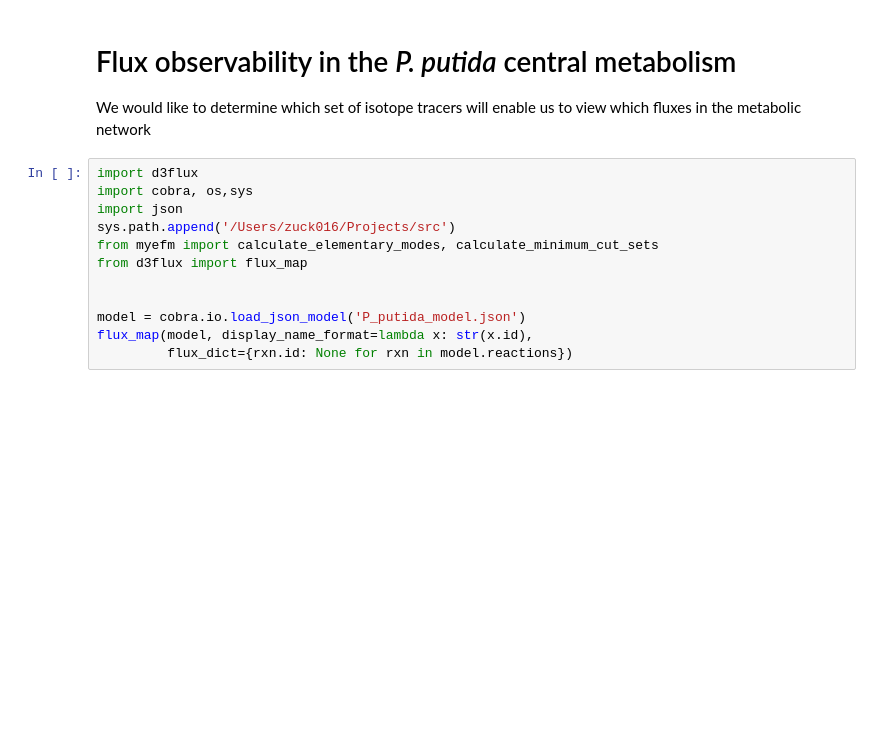
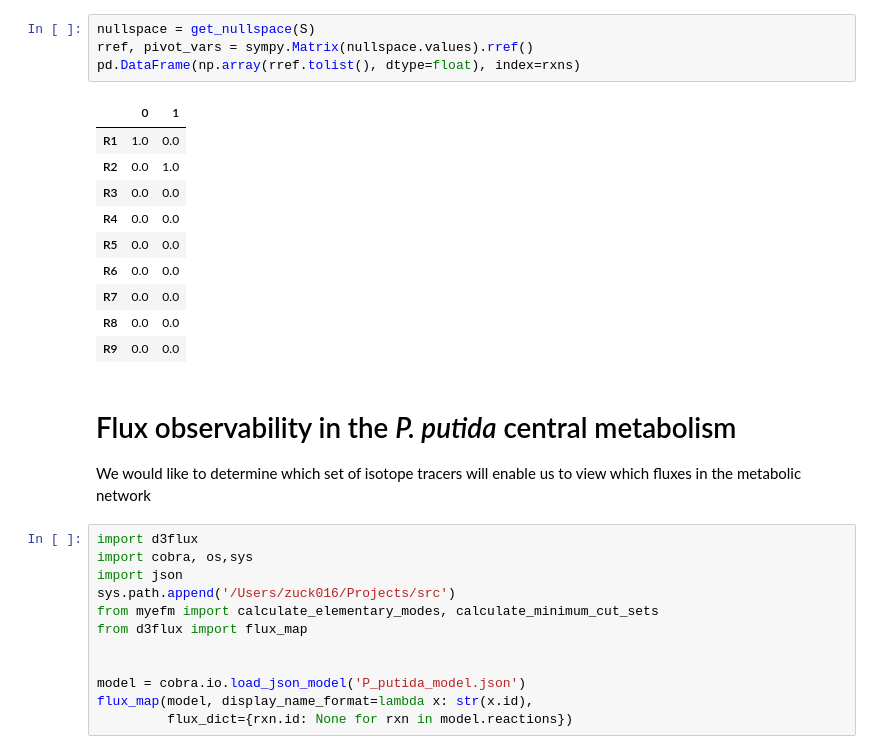
Before and after one commit to AgileBioFoundry/EMSL-Summer-School-2021-fluxomics, a Jupyter notebook: flux observability analysis.ipynb, the cells around one changed output. Saved outputs shown, nothing was run; the diff lists cells and outputs as text; blank space fills up the shorter version.

```diff
--- a/flux observability analysis.ipynb
+++ b/flux observability analysis.ipynb
@@ -1,3 +110,18 @@
+# %%
+nullspace = get_nullspace(S)
+rref, pivot_vars = sympy.Matrix(nullspace.values).rref()
+pd.DataFrame(np.array(rref.tolist(), dtype=float), index=rxns)
+# %% [output]
+|  | 0 | 1 |
+| R1 | 1.0 | 0.0 |
+| R2 | 0.0 | 1.0 |
+| R3 | 0.0 | 0.0 |
+| R4 | 0.0 | 0.0 |
+| R5 | 0.0 | 0.0 |
+| R6 | 0.0 | 0.0 |
+| R7 | 0.0 | 0.0 |
+| R8 | 0.0 | 0.0 |
+| R9 | 0.0 | 0.0 |
 # %% [markdown]
 # Flux observability in the *P. putida* central metabolism
 
```
Also changed, not shown: parts of 4 cells of this notebook, 2 other files.
